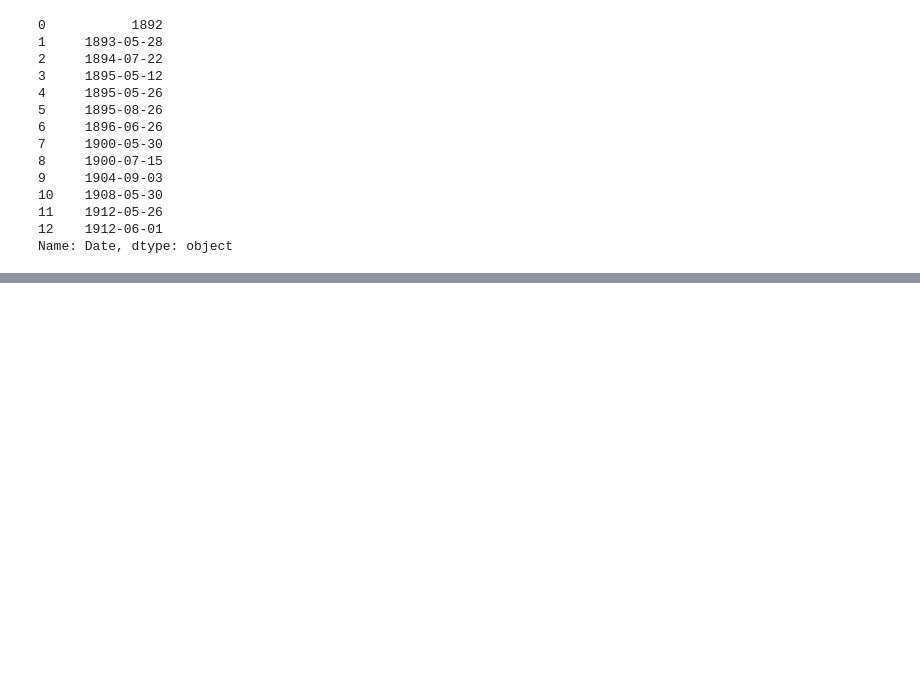
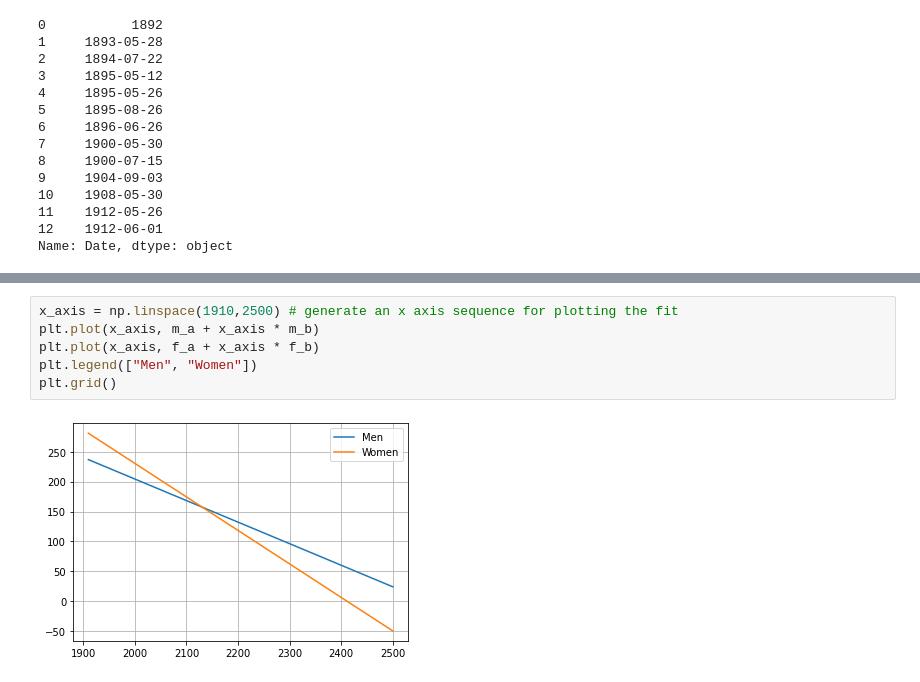
Before and after one commit to olethrosdc/digital-skills, a Jupyter notebook: src/time-series/WorldRecords.ipynb, the cells around one changed output, grey strips where cells are left out. Saved outputs shown, nothing was run; the diff lists cells and outputs as text; blank space fills up the shorter version.

```diff
--- a/src/time-series/WorldRecords.ipynb
+++ b/src/time-series/WorldRecords.ipynb
@@ -73,0 +109,8 @@ NameError: name 'date' is not defined
+# %%
+x_axis = np.linspace(1910,2500) # generate an x axis sequence for plotting the fit
+plt.plot(x_axis, m_a + x_axis * m_b)
+plt.plot(x_axis, f_a + x_axis * f_b)
+plt.legend(["Men", "Women"])
+plt.grid()
+# %% [output]
+[figure, added]
```
Also changed, not shown: parts of 13 cells of this notebook.
